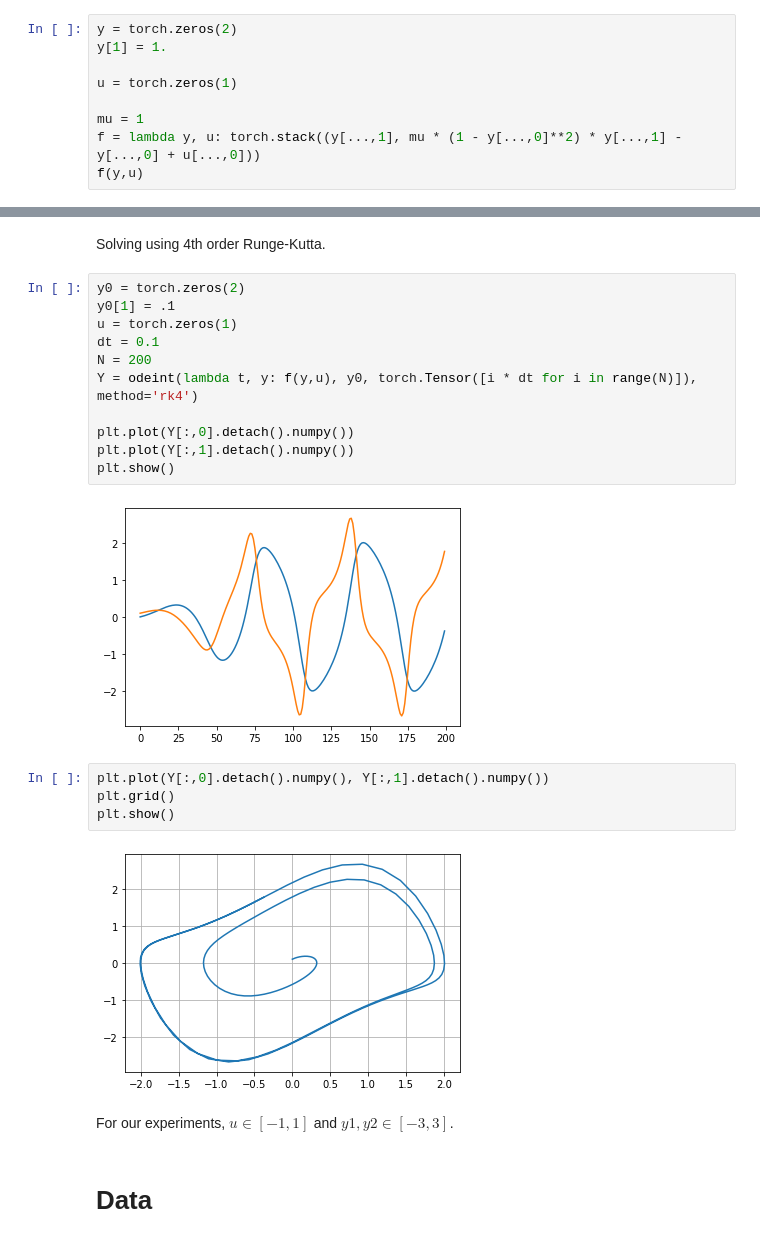
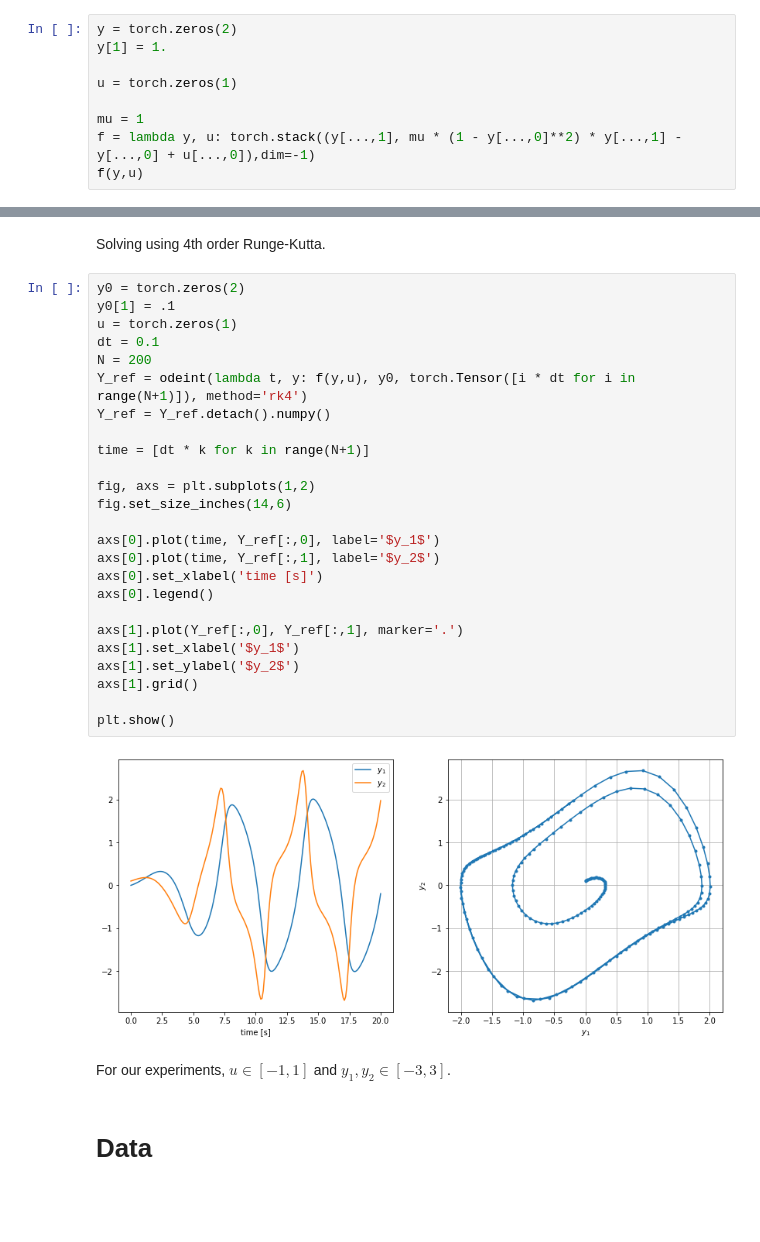
Before and after one commit to brunompacheco/deq-vdp, a Jupyter notebook: notebooks/0.2-bmp-van-der-pol-oscillator.ipynb, the cells around one changed output, grey strips where cells are left out. Cells and saved outputs as stored; diff of their text form; blank space fills up the shorter version.

```diff
--- a/notebooks/0.2-bmp-van-der-pol-oscillator.ipynb
+++ b/notebooks/0.2-bmp-van-der-pol-oscillator.ipynb
@@ -13,7 +17,7 @@ y[1] = 1.
 u = torch.zeros(1)
 
 mu = 1
-f = lambda y, u: torch.stack((y[...,1], mu * (1 - y[...,0]**2) * y[...,1] - y[...,0] + u[...,0]))
+f = lambda y, u: torch.stack((y[...,1], mu * (1 - y[...,0]**2) * y[...,1] - y[...,0] + u[...,0]),dim=-1)
 f(y,u)
 # %% [output]
 tensor([1., 1.])
@@ -22,23 +26,31 @@ Solving using 4th order Runge-Kutta.
 # %%
 y0 = torch.zeros(2)
 y0[1] = .1
 u = torch.zeros(1)
 dt = 0.1
 N = 200
-Y = odeint(lambda t, y: f(y,u), y0, torch.Tensor([i * dt for i in range(N)]), method='rk4')
+Y_ref = odeint(lambda t, y: f(y,u), y0, torch.Tensor([i * dt for i in range(N+1)]), method='rk4')
+Y_ref = Y_ref.detach().numpy()
 
-plt.plot(Y[:,0].detach().numpy())
-plt.plot(Y[:,1].detach().numpy())
+time = [dt * k for k in range(N+1)]
+
+fig, axs = plt.subplots(1,2)
+fig.set_size_inches(14,6)
+
+axs[0].plot(time, Y_ref[:,0], label='$y_1$')
+axs[0].plot(time, Y_ref[:,1], label='$y_2$')
+axs[0].set_xlabel('time [s]')
+axs[0].legend()
+
+axs[1].plot(Y_ref[:,0], Y_ref[:,1], marker='.')
+axs[1].set_xlabel('$y_1$')
+axs[1].set_ylabel('$y_2$')
+axs[1].grid()
+
 plt.show()
 # %% [output]
-[figure, old version]
+[figure, new version]
-# %%
-plt.plot(Y[:,0].detach().numpy(), Y[:,1].detach().numpy())
-plt.grid()
-plt.show()
-# %% [output]
-[figure, removed]
 # %% [markdown]
-For our experiments, $u \in [−1, 1]$ and $y1, y2 \in [−3, 3]$.
+For our experiments, $u \in [−1, 1]$ and $y_1, y_2 \in [−3, 3]$.
 # %% [markdown]
 # Data
```
Also changed, not shown: parts of 7 cells of this notebook.
